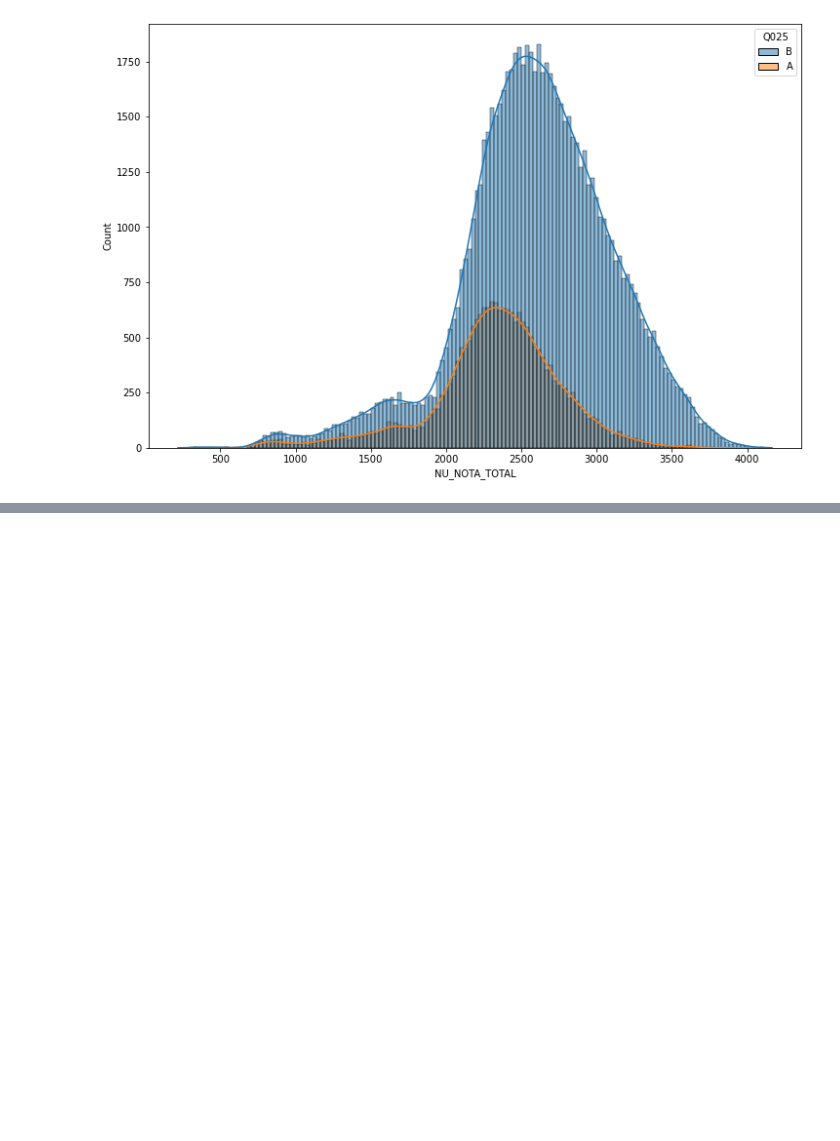
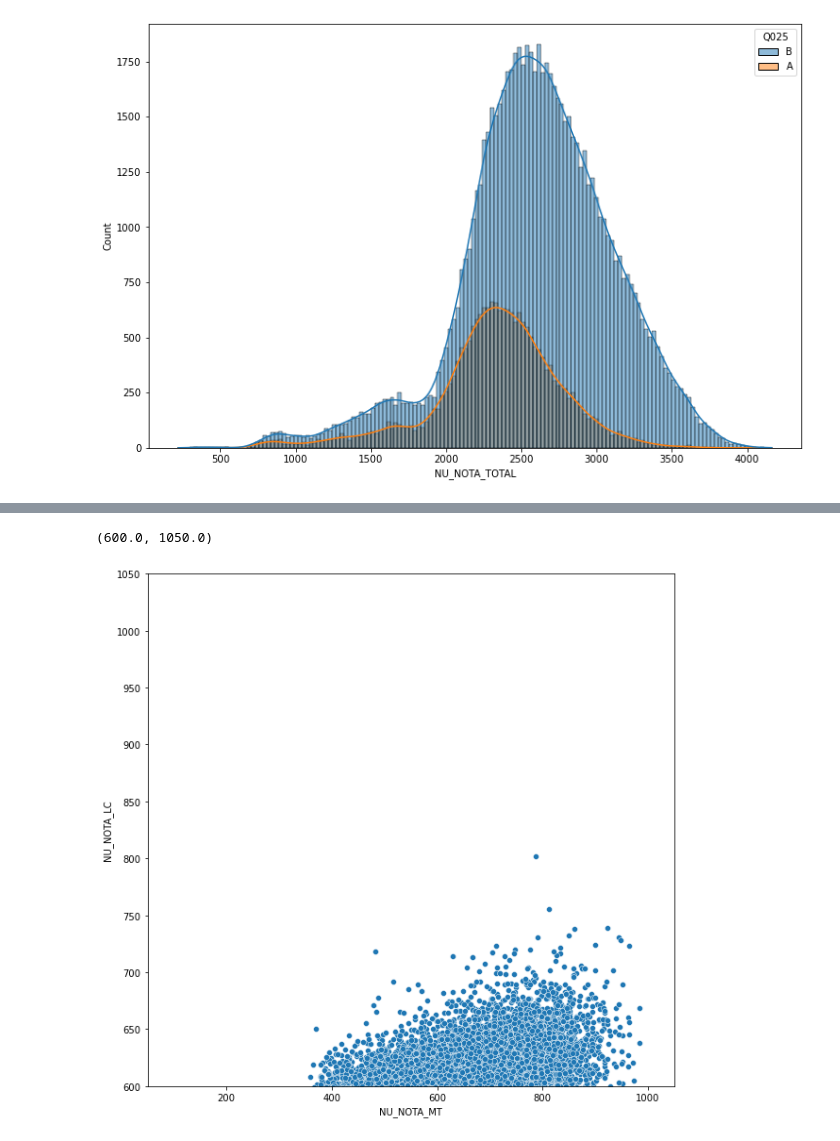
Before and after one commit to RodrigoAB93/ImersaoDadosAlura, a Jupyter notebook: Aula03.ipynb, the cells around one changed output, grey strips where cells are left out. Cells and saved outputs as stored; diff of their text form; code cells hidden in the pictures; blank space fills up the shorter version.

```diff
--- a/Aula03.ipynb
+++ b/Aula03.ipynb
@@ -41,0 +54,8 @@ sns.histplot(dados_sem_notas_zero, x = "NU_NOTA_TOTAL",hue="Q025",kde=True,stat=
+# %%
+plt.figure(figsize=(10,10))
+sns.scatterplot(data = dados_sem_notas_zero,x = "NU_NOTA_MT", y = "NU_NOTA_LC")
+plt.xlim((50,1050))
+plt.ylim((600,1050))
+# %% [output]
+(600.0, 1050.0)
+[figure, added]
```
Also changed, not shown: parts of 8 cells of this notebook.
